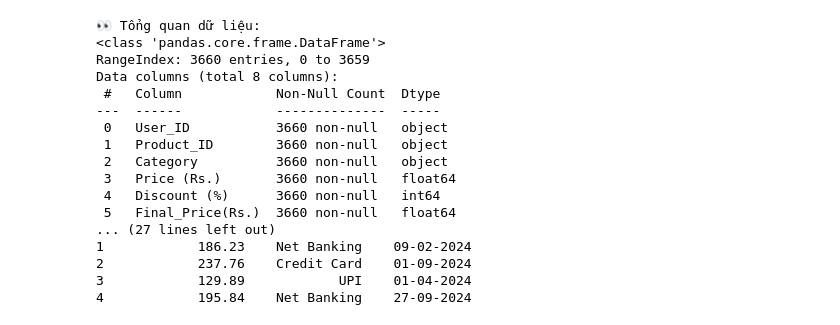
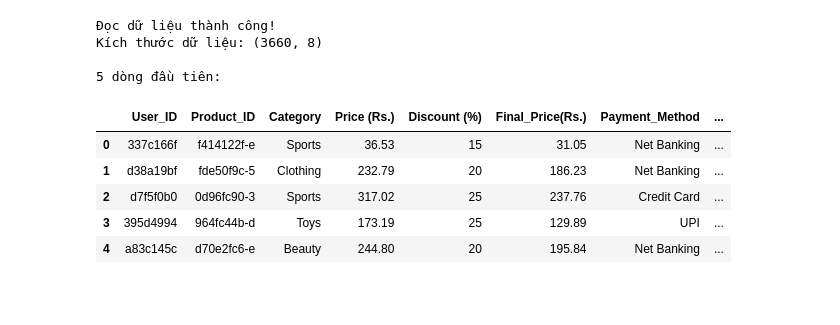
Before and after one commit to Duongvutung/BTL_BigData, a Jupyter notebook: notebooks/01_Data_Preprocessing.ipynb, the cells around one changed output. Saved outputs shown, nothing was run; the diff lists cells and outputs as text; code cells hidden in the pictures; blank space fills up the shorter version.

```diff
--- a/notebooks/01_Data_Preprocessing.ipynb
+++ b/notebooks/01_Data_Preprocessing.ipynb
@@ -1,36 +0,0 @@
-# %%
-import pandas as pd
-import numpy as np
-import matplotlib.pyplot as plt
-import seaborn as sns
-
-# --- 1. Đọc dữ liệu ---
-df = pd.read_csv(r"C:\Users\Admin\Desktop\BTL_BigData\data\dataset_1761666182405\ecommerce_dataset_updated.csv")
-
-# Hiển thị thông tin cơ bản
-print("Tổng quan dữ liệu:")
-print(df.info())
-
-print("\nThống kê mô tả:")
-print(df.describe())
-
-print("\n5 dòng đầu tiên:")
-print(df.head())
-# %% [output]
-👀 Tổng quan dữ liệu:
-<class 'pandas.core.frame.DataFrame'>
-RangeIndex: 3660 entries, 0 to 3659
-Data columns (total 8 columns):
- #   Column            Non-Null Count  Dtype
----  ------            --------------  -----
- 0   User_ID           3660 non-null   object
- 1   Product_ID        3660 non-null   object
- 2   Category          3660 non-null   object
- 3   Price (Rs.)       3660 non-null   float64
- 4   Discount (%)      3660 non-null   int64
- 5   Final_Price(Rs.)  3660 non-null   float64
-... (27 lines left out)
-1            186.23    Net Banking    09-02-2024
-2            237.76    Credit Card    01-09-2024
-3            129.89            UPI    01-04-2024
-4            195.84    Net Banking    27-09-2024
@@ -36,0 +10,19 @@ Data columns (total 8 columns):
+# %%
+file_path = r"C:\Users\Admin\Desktop\BTL_BigData\data\dataset_1761666182405\ecommerce_dataset_updated.csv"
+df = pd.read_csv(file_path)
+
+print("Đọc dữ liệu thành công!")
+print(f"Kích thước dữ liệu: {df.shape}")
+print("\n5 dòng đầu tiên:")
+display(df.head())
+# %% [output]
+Đọc dữ liệu thành công!
+Kích thước dữ liệu: (3660, 8)
+
+5 dòng đầu tiên:
+|  | User_ID | Product_ID | Category | Price (Rs.) | Discount (%) | Final_Price(Rs.) | Payment_Method | ... |
+| 0 | 337c166f | f414122f-e | Sports | 36.53 | 15 | 31.05 | Net Banking | ... |
+| 1 | d38a19bf | fde50f9c-5 | Clothing | 232.79 | 20 | 186.23 | Net Banking | ... |
+| 2 | d7f5f0b0 | 0d96fc90-3 | Sports | 317.02 | 25 | 237.76 | Credit Card | ... |
+| 3 | 395d4994 | 964fc44b-d | Toys | 173.19 | 25 | 129.89 | UPI | ... |
+| 4 | a83c145c | d70e2fc6-e | Beauty | 244.80 | 20 | 195.84 | Net Banking | ... |
```
Also changed, not shown: parts of 18 cells of this notebook, 15 other files.
